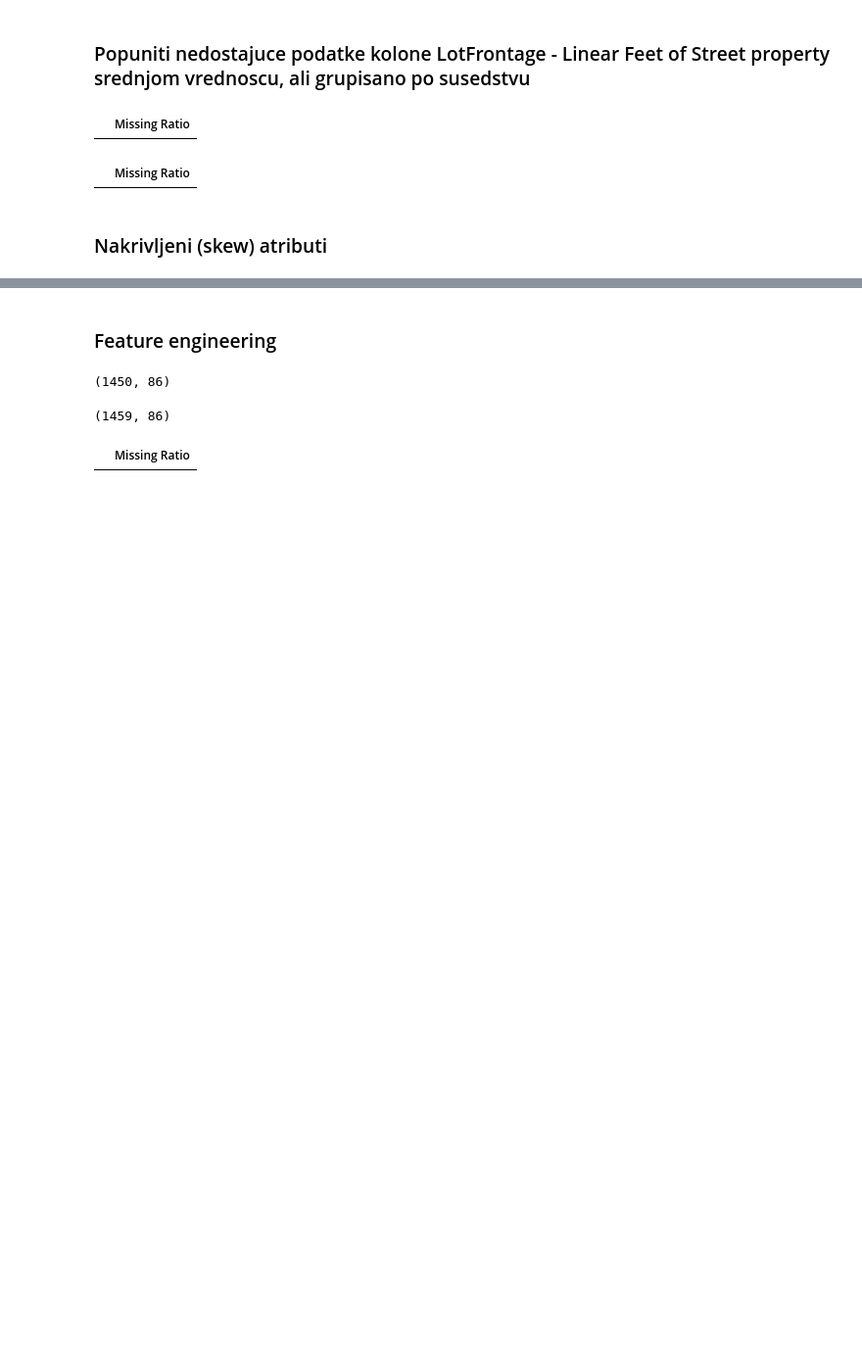
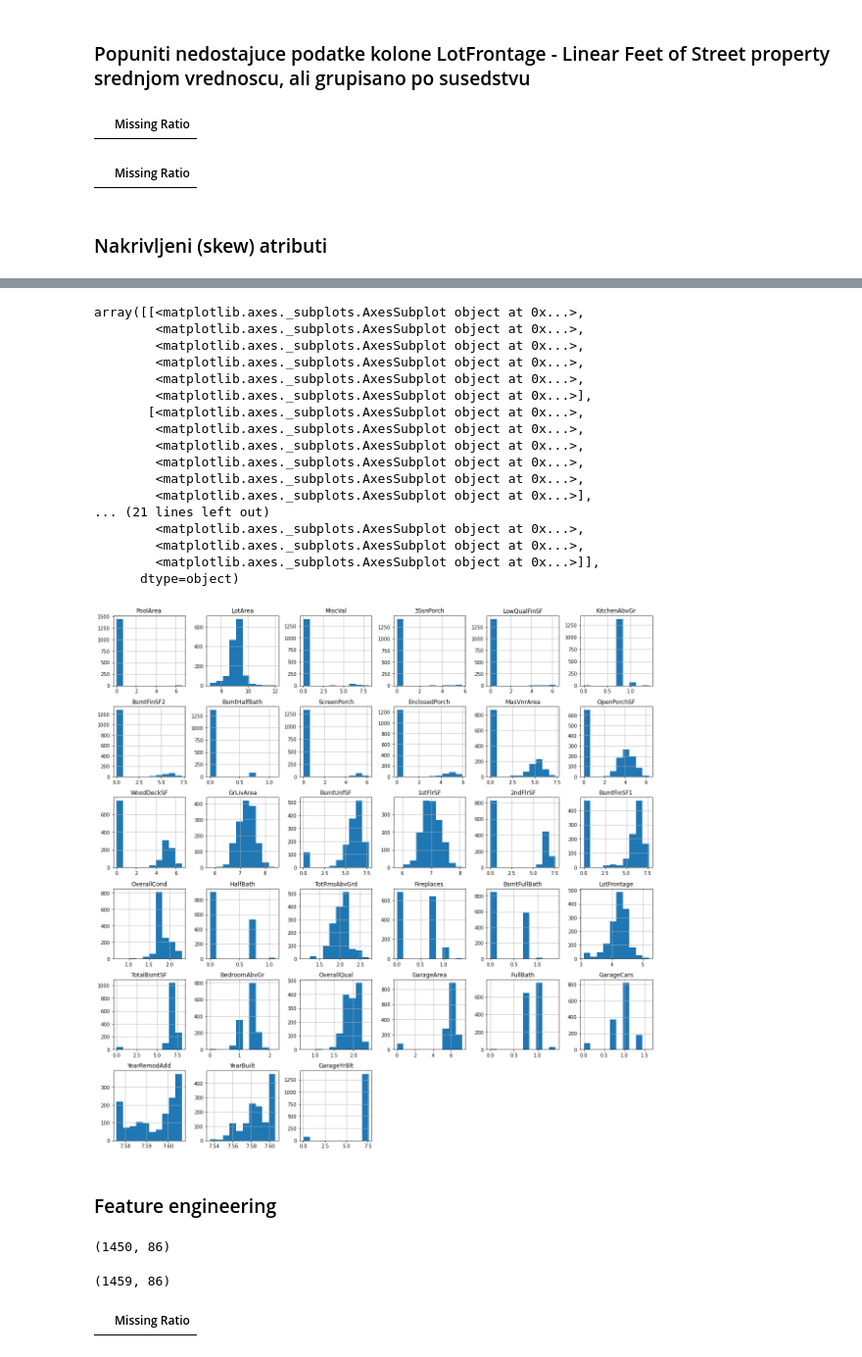
Before and after one commit to DenisAlicic/House-Prices-Advanced-Regression-Techniques, a Jupyter notebook: Solution/HousePricePredicton.ipynb, the cells around one changed output, grey strips where cells are left out. Shown at 98% size. Drawn from its saved outputs; the diff is of its cells as text; code cells hidden in the pictures; blank space fills up the shorter version.

```diff
--- a/Solution/HousePricePredicton.ipynb
+++ b/Solution/HousePricePredicton.ipynb
@@ -385,3 +373,30 @@ There are 43 skewed numerical features to Box Cox transform
+# %%
+skewness = skewness[abs(skewness) > 0.75]
+
+skewed_features = skewness.index
+train[skewed_features] = np.log1p(train[skewed_features])
+test[skewed_features] = np.log1p(test[skewed_features])
+# %%
+train[skewed_features].hist(figsize=(20, 20))
+# %% [output]
+array([[<matplotlib.axes._subplots.AxesSubplot object at 0x...>,
+        <matplotlib.axes._subplots.AxesSubplot object at 0x...>,
+        <matplotlib.axes._subplots.AxesSubplot object at 0x...>,
+        <matplotlib.axes._subplots.AxesSubplot object at 0x...>,
+        <matplotlib.axes._subplots.AxesSubplot object at 0x...>,
+        <matplotlib.axes._subplots.AxesSubplot object at 0x...>],
+       [<matplotlib.axes._subplots.AxesSubplot object at 0x...>,
+        <matplotlib.axes._subplots.AxesSubplot object at 0x...>,
+        <matplotlib.axes._subplots.AxesSubplot object at 0x...>,
+        <matplotlib.axes._subplots.AxesSubplot object at 0x...>,
+        <matplotlib.axes._subplots.AxesSubplot object at 0x...>,
+        <matplotlib.axes._subplots.AxesSubplot object at 0x...>],
+... (21 lines left out)
+        <matplotlib.axes._subplots.AxesSubplot object at 0x...>,
+        <matplotlib.axes._subplots.AxesSubplot object at 0x...>,
+        <matplotlib.axes._subplots.AxesSubplot object at 0x...>]],
+      dtype=object)
+[figure, added]
 # %% [markdown]
 ### Feature engineering
 # %%
```
Also changed, not shown: parts of 30 cells of this notebook, 3 other files.
